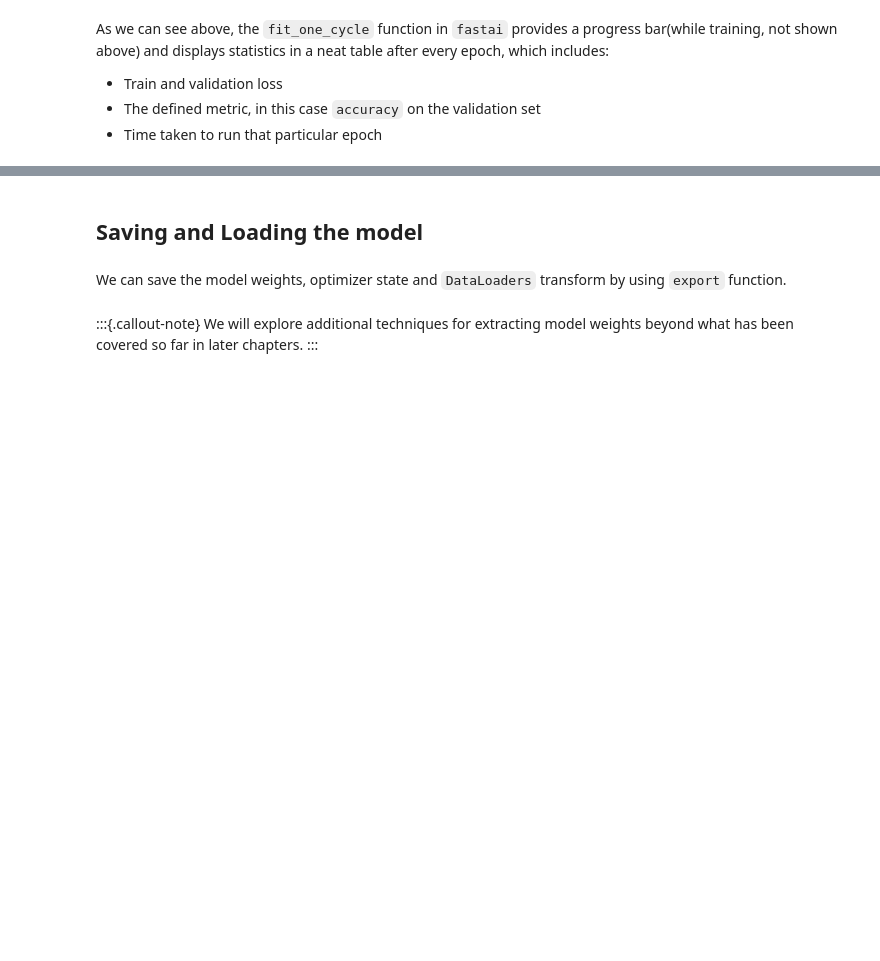
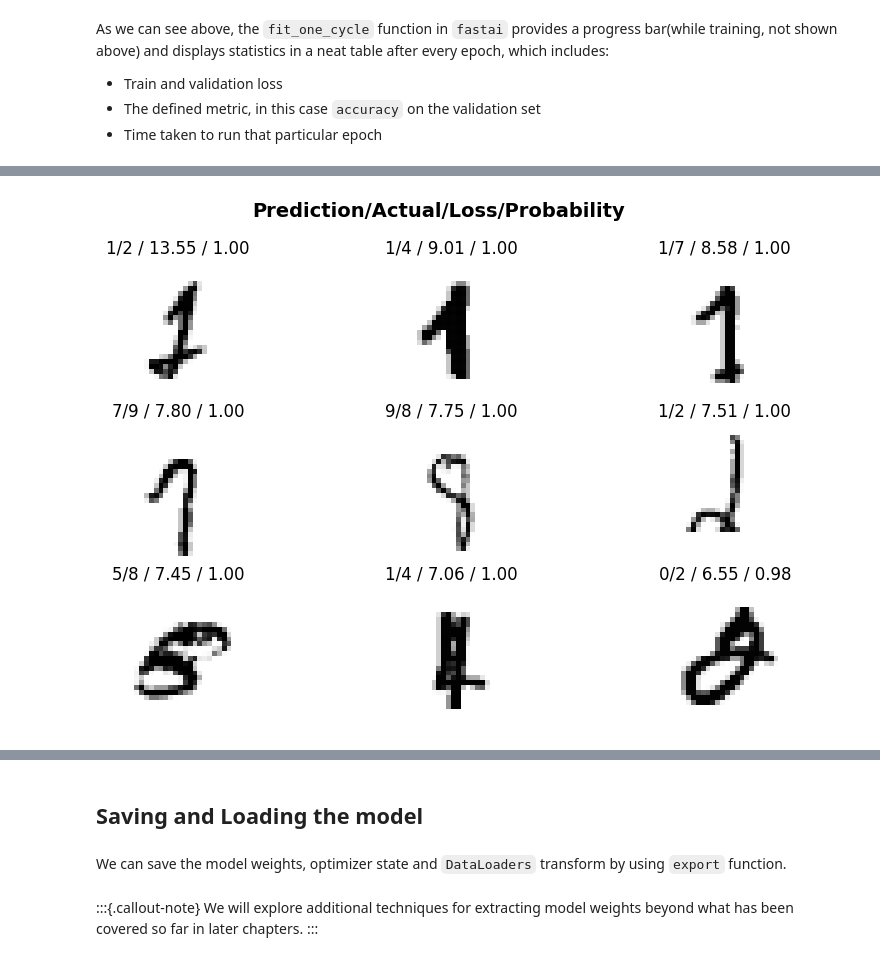
Before and after one commit to aayushmnit/pytorch_book, a Jupyter notebook: nbs/10_MNISTusingFastaiHighLevelAPI.ipynb, the cells around one changed output, grey strips where cells are left out. Drawn from its saved outputs; the diff is of its cells as text; code cells hidden in the pictures; blank space fills up the shorter version.

```diff
--- a/nbs/10_MNISTusingFastaiHighLevelAPI.ipynb
+++ b/nbs/10_MNISTusingFastaiHighLevelAPI.ipynb
@@ -193,0 +202,2 @@ As we can see above, the `fit_one_cycle` function in `fastai` provides a progres
+# %%
+interp = ClassificationInterpretation.from_learner(learn)
@@ -193,0 +211,3 @@ As we can see above, the `fit_one_cycle` function in `fastai` provides a progres
+# %%
+interp.plot_top_losses(9, figsize=(10,6))
+# %% [output]
@@ -193,0 +215 @@ As we can see above, the `fit_one_cycle` function in `fastai` provides a progres
+[figure, added]
```
Also changed, not shown: parts of 14 cells of this notebook, 18 other files.
